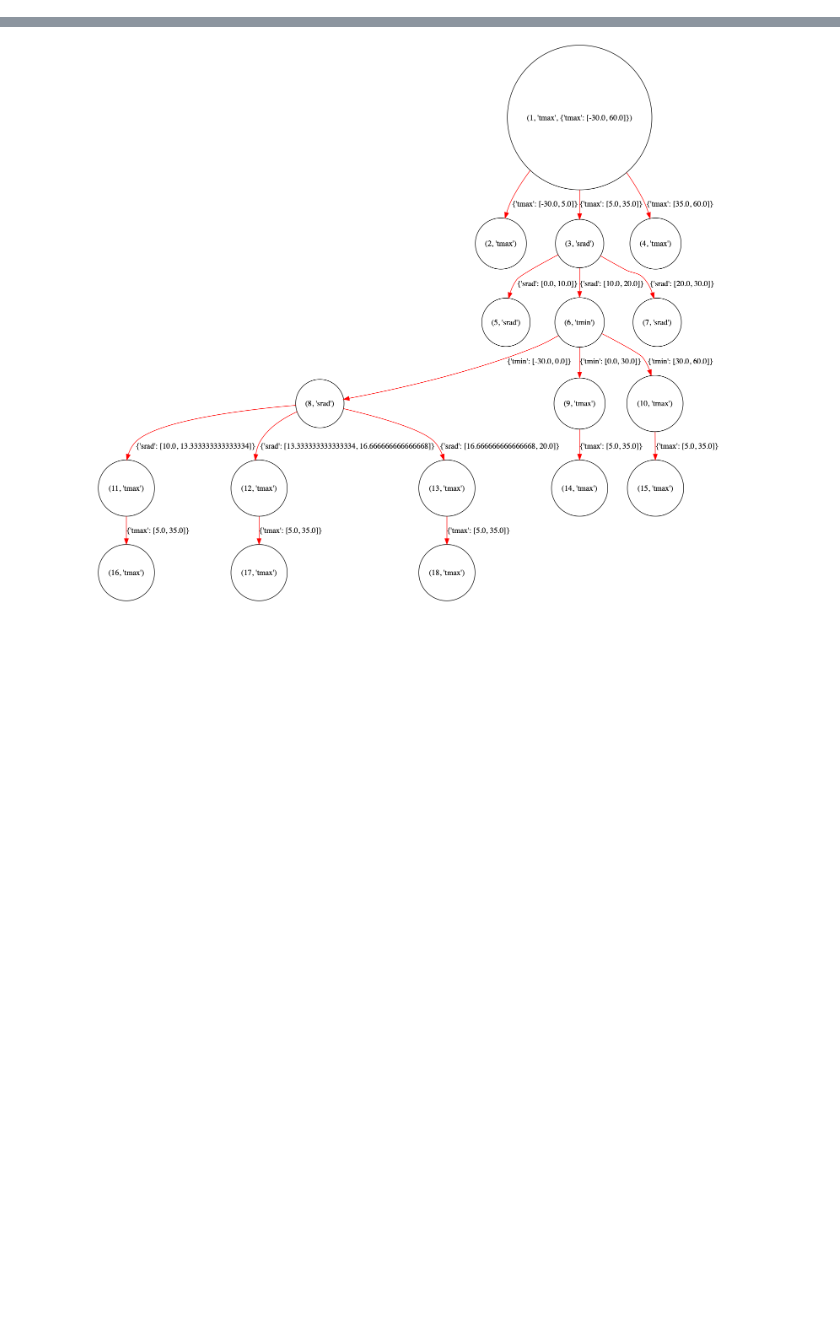
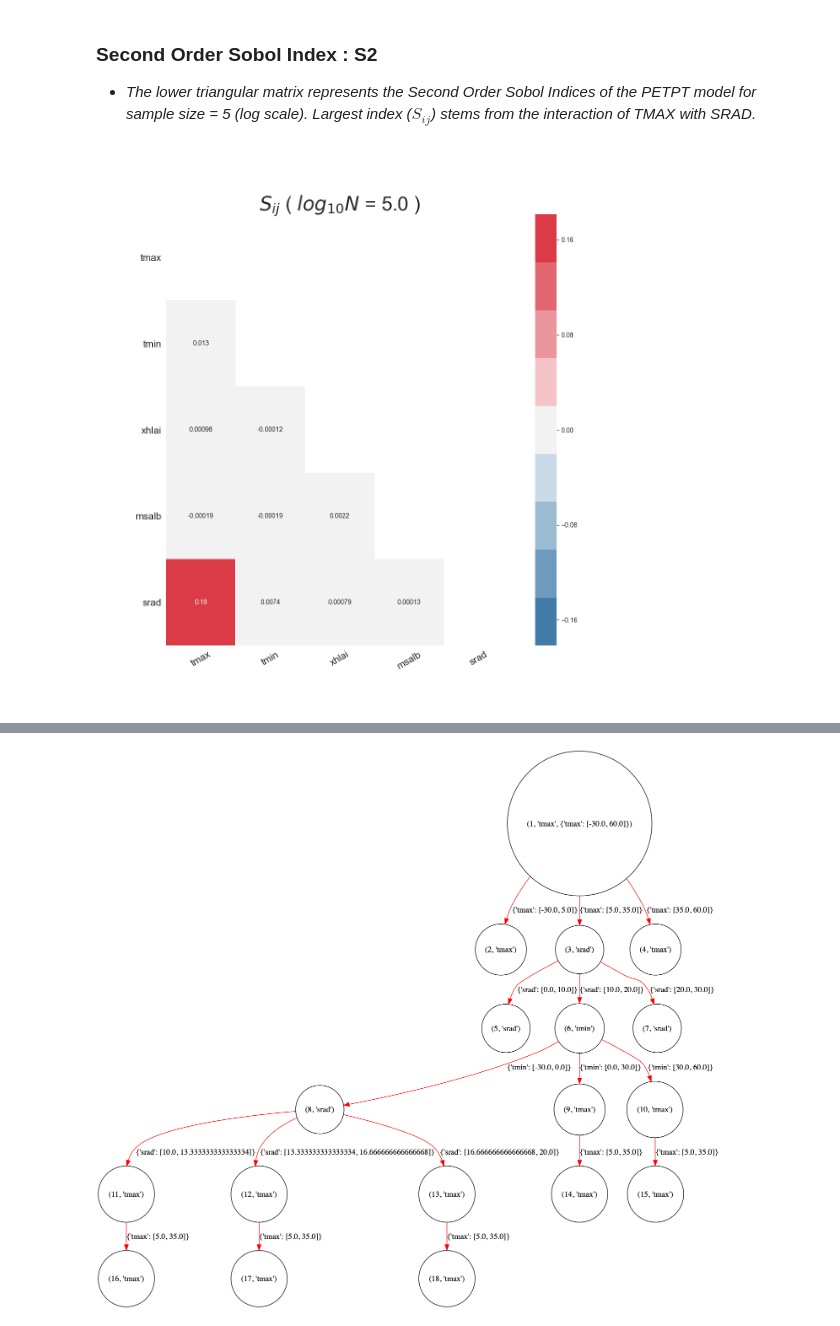
Before and after one commit to ml4ai/automates, a Jupyter notebook: notebooks/ISA.ipynb, the cells around one changed output, grey strips where cells are left out. Saved outputs shown, nothing was run; the diff lists cells and outputs as text; code cells hidden in the pictures; blank space fills up the shorter version.

```diff
--- a/notebooks/ISA.ipynb
+++ b/notebooks/ISA.ipynb
@@ -27,0 +54,8 @@ def PETPT(tmax, tmin, srad, xhlai, msalb):
+# %% [markdown]
+### Second Order Sobol Index : S2
+
+- *The lower triangular matrix represents the Second Order Sobol Indices of the PETPT model for sample size = 5 (log scale). Largest index ($S_{ij}$) stems from the interaction of TMAX with SRAD.*
+# %%
+Image('PETPT_S2.png', width=1000,  height=1000)
+# %% [output]
+[figure, added]
```
Also changed, not shown: parts of 21 cells of this notebook.
